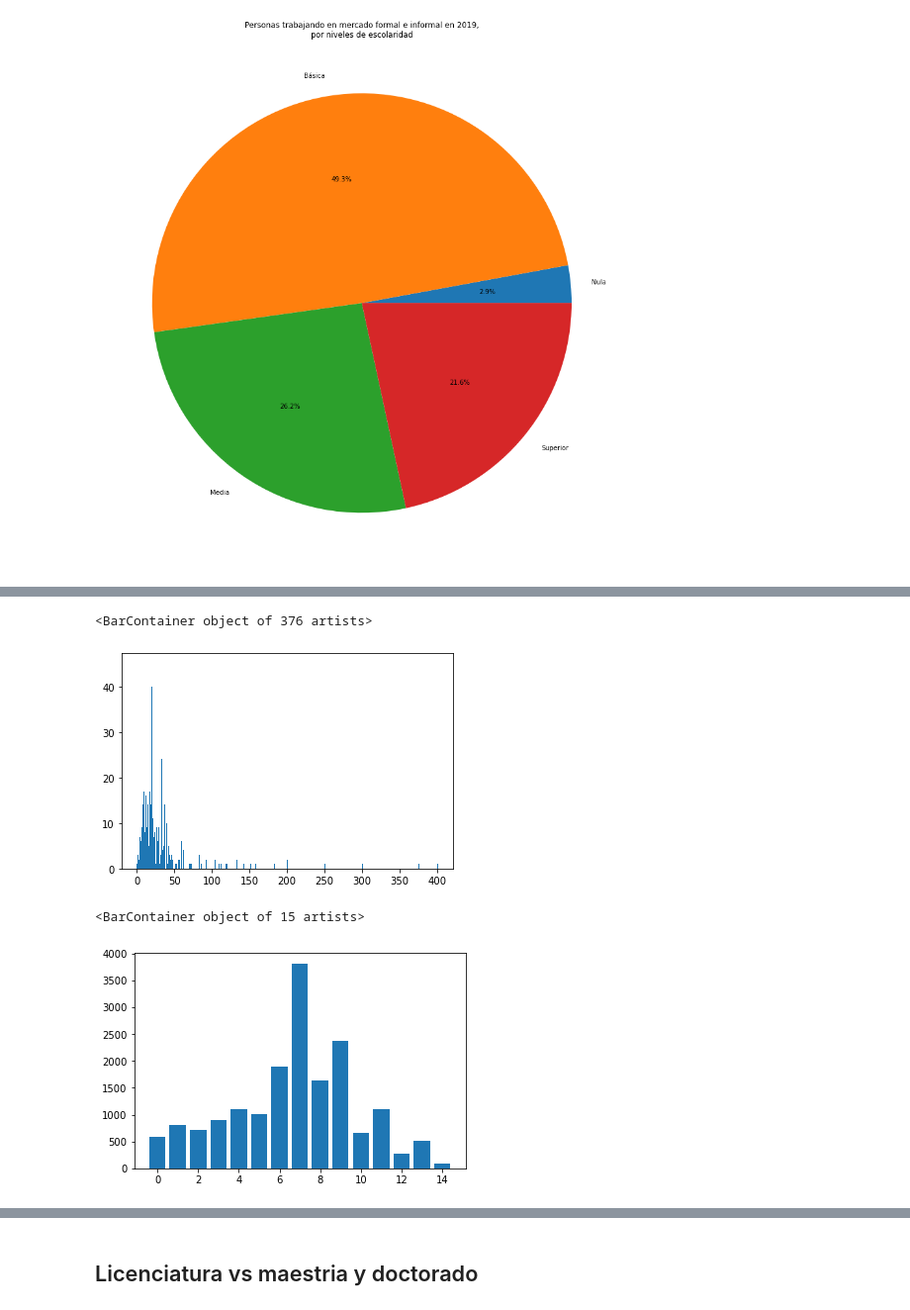
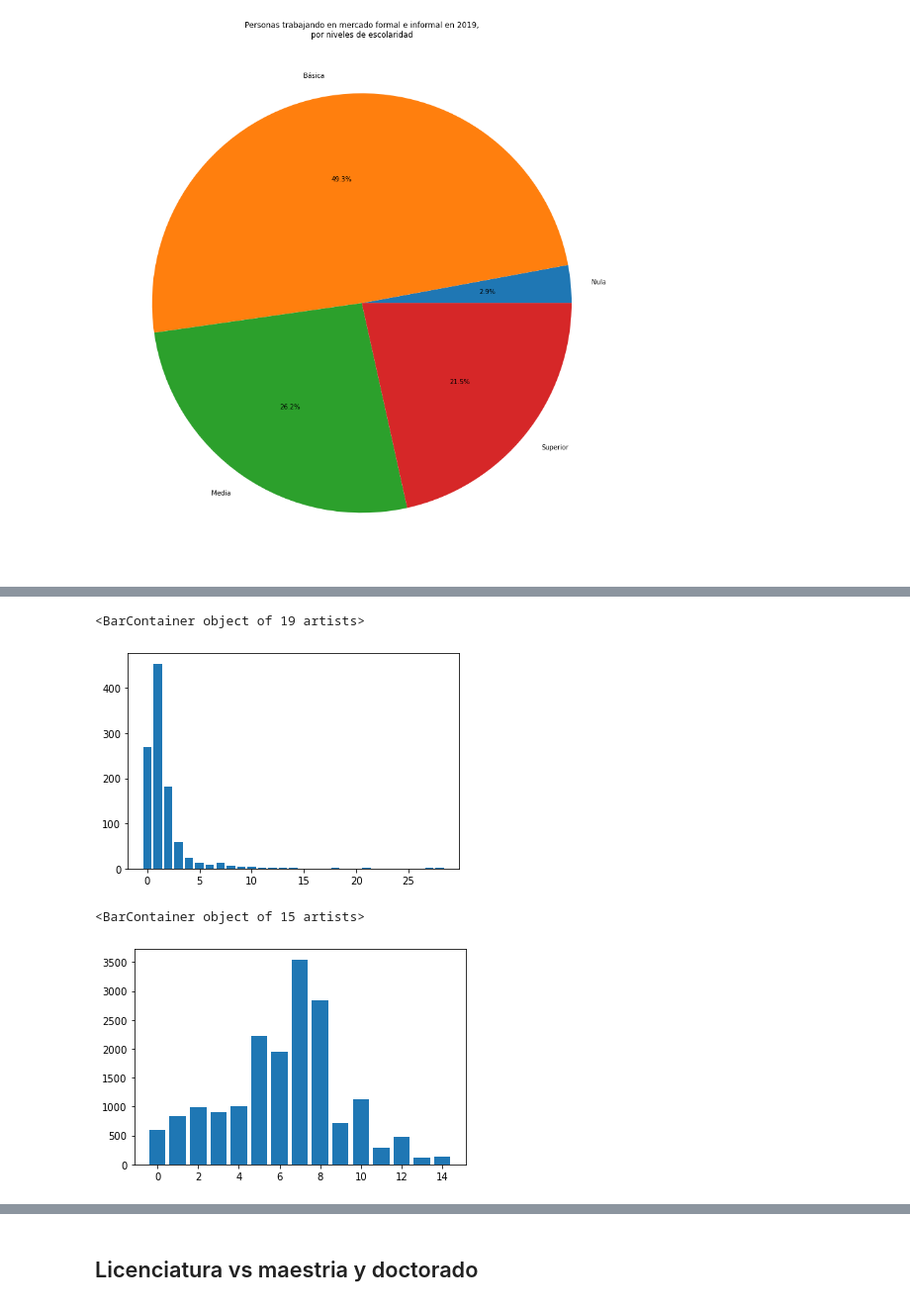
Before and after one commit to mTrujillf/inferencia, a Jupyter notebook: inferencia3.ipynb, the cells around one changed output, grey strips where cells are left out. Shown at 99% size. Cells and saved outputs as stored; diff of their text form; code cells hidden in the pictures.

```diff
--- a/inferencia3.ipynb
+++ b/inferencia3.ipynb
@@ -68,13 +68,13 @@ def agregaColFrecPago(df):
     res = []
     for x in df:
         if x == 1:
-            res.append(48)
+            res.append(52)
         else:
             if x == 2:
-                res.append(21)
+                res.append(26)
             else:
                 if x == 3:
-                    res.append(10)
+                    res.append(12)
                 else:
                     res.append(1)
 
@@ -84,7 +84,7 @@ df_nuevo['semanal'] = ((x * df_nuevo['P5_7'])/48)
 df_nuevo['ganancia_hora'] = df_nuevo['semanal']/df_nuevo['tot_horas']
 df_limitado = df_nuevo.loc[df_nuevo['ganancia_hora'] <= 500]
 df_limitado = df_limitado.loc[df_limitado['tot_horas'] <= 90]
-df_nuevo
+df_limitado
 # %% [output]
 |  | EDAD_V | SEXO | NIV | P5_1 | P5_3_1 | P5_3_2 | P5_3_3 | P5_3_4 | P5_6_6 | P5_7 | P5_7A | ... |
 | 2 | 30 | 1 | 6 | 1 | 40 | 0 | 20 | 0 | 1.0 | 8300.0 | 3 | ... |
@@ -414,11 +440,11 @@ plt.bar(x,y)
 # %%
-y = df_nula['ganancia_hora'].value_counts()
+y = df_nula['grupo_ganancia_hora'].value_counts()
 x = y.keys()
 y = y.values
 plt.bar(x,y)
 # %% [output]
-<BarContainer object of 376 artists>
+<BarContainer object of 19 artists>
-[figure, old version]
+[figure, new version]
 # %%
 y = df_basica['grupo_horas'].value_counts()
 x = y.keys()
@@ -426,7 +452,7 @@ y = y.values
 plt.bar(x,y)
 # %% [output]
 <BarContainer object of 15 artists>
-[figure, old version]
+[figure, new version]
 # %%
 y = df_basica['grupo_ganancia_hora'].value_counts()
 x = y.keys()
```
Also changed, not shown: parts of 45 cells of this notebook.
